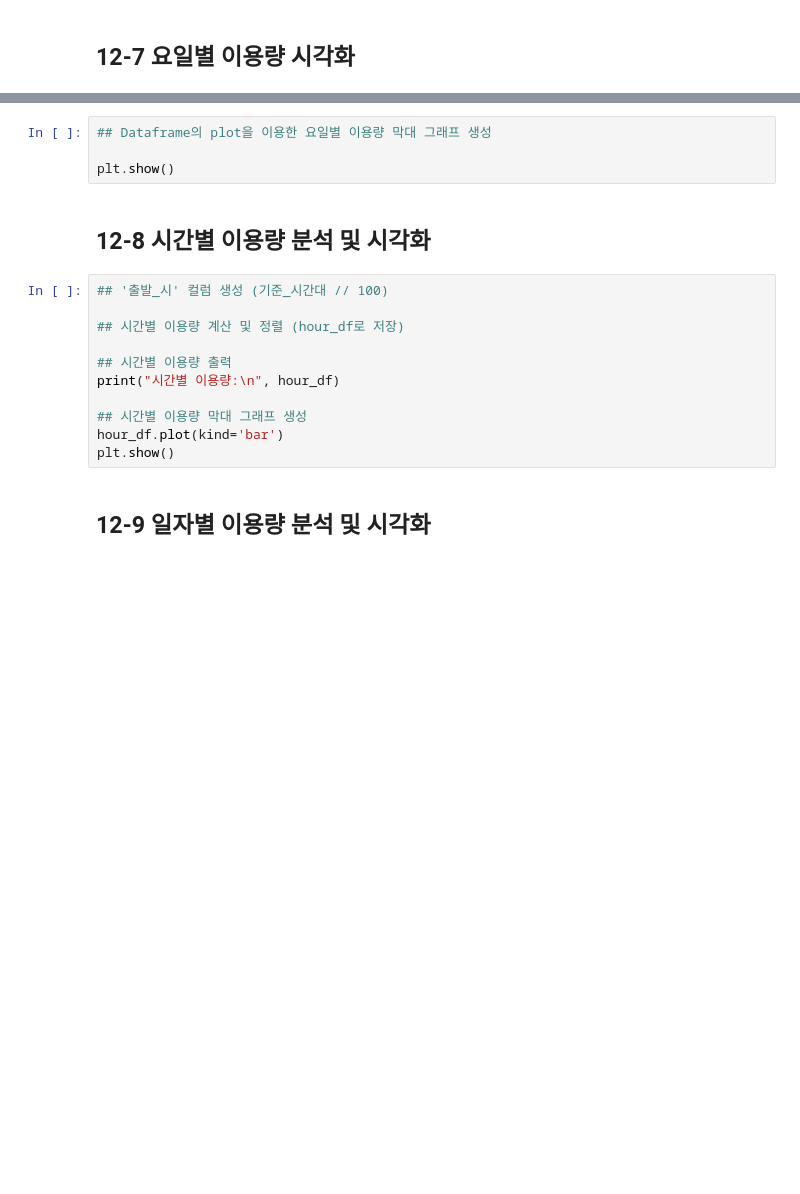
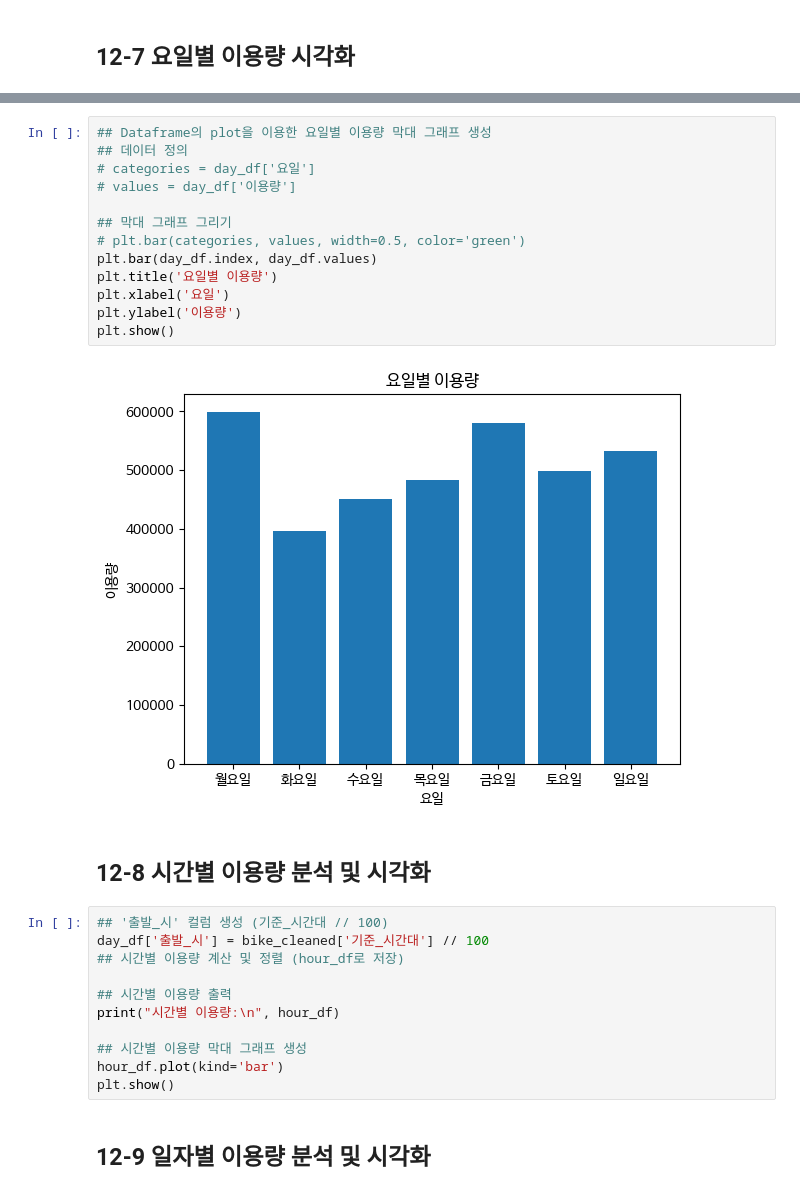
Before and after one commit to JKTajo/Data-Analysis-with-Open-Source, a Jupyter notebook: 오픈소스_데이터_분석_12강.ipynb, the cells around one changed output, grey strips where cells are left out. Cells and saved outputs as stored; diff of their text form; blank space fills up the shorter version.

```diff
--- a/오픈소스_데이터_분석_12강.ipynb
+++ b/오픈소스_데이터_분석_12강.ipynb
@@ -240,12 +256,23 @@ plt.show()
-# %%
-## Dataframe의 plot을 이용한 요일별 이용량 막대 그래프 생성
-
-plt.show()
+# %%
+## Dataframe의 plot을 이용한 요일별 이용량 막대 그래프 생성
+## 데이터 정의
+# categories = day_df['요일']
+# values = day_df['이용량']
+
+## 막대 그래프 그리기
+# plt.bar(categories, values, width=0.5, color='green')
+plt.bar(day_df.index, day_df.values)
+plt.title('요일별 이용량')
+plt.xlabel('요일')
+plt.ylabel('이용량')
+plt.show()
+# %% [output]
+[figure, added]
 # %% [markdown]
 ## 12-8 시간별 이용량 분석 및 시각화
 # %%
 ## '출발_시' 컬럼 생성 (기준_시간대 // 100)
-
+day_df['출발_시'] = bike_cleaned['기준_시간대'] // 100
 ## 시간별 이용량 계산 및 정렬 (hour_df로 저장)
 
 ## 시간별 이용량 출력
```
Also changed, not shown: parts of 5 cells of this notebook.
